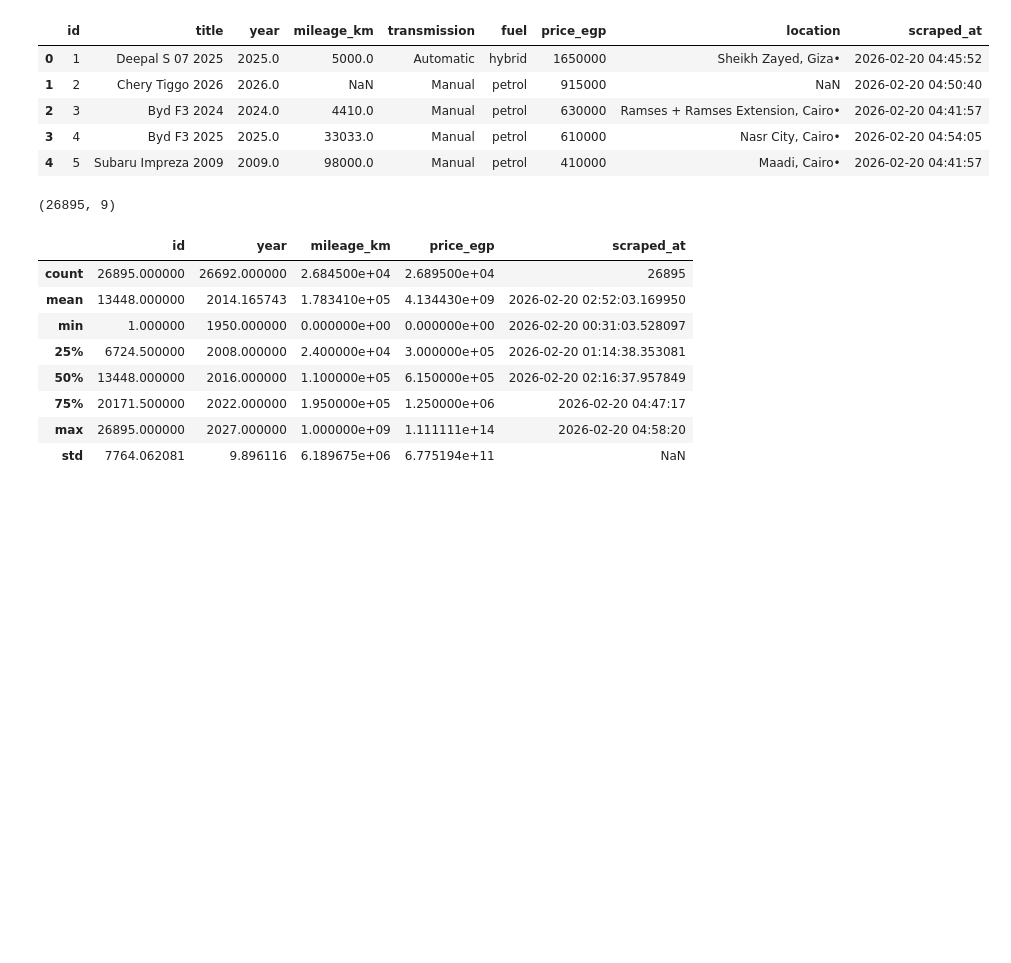
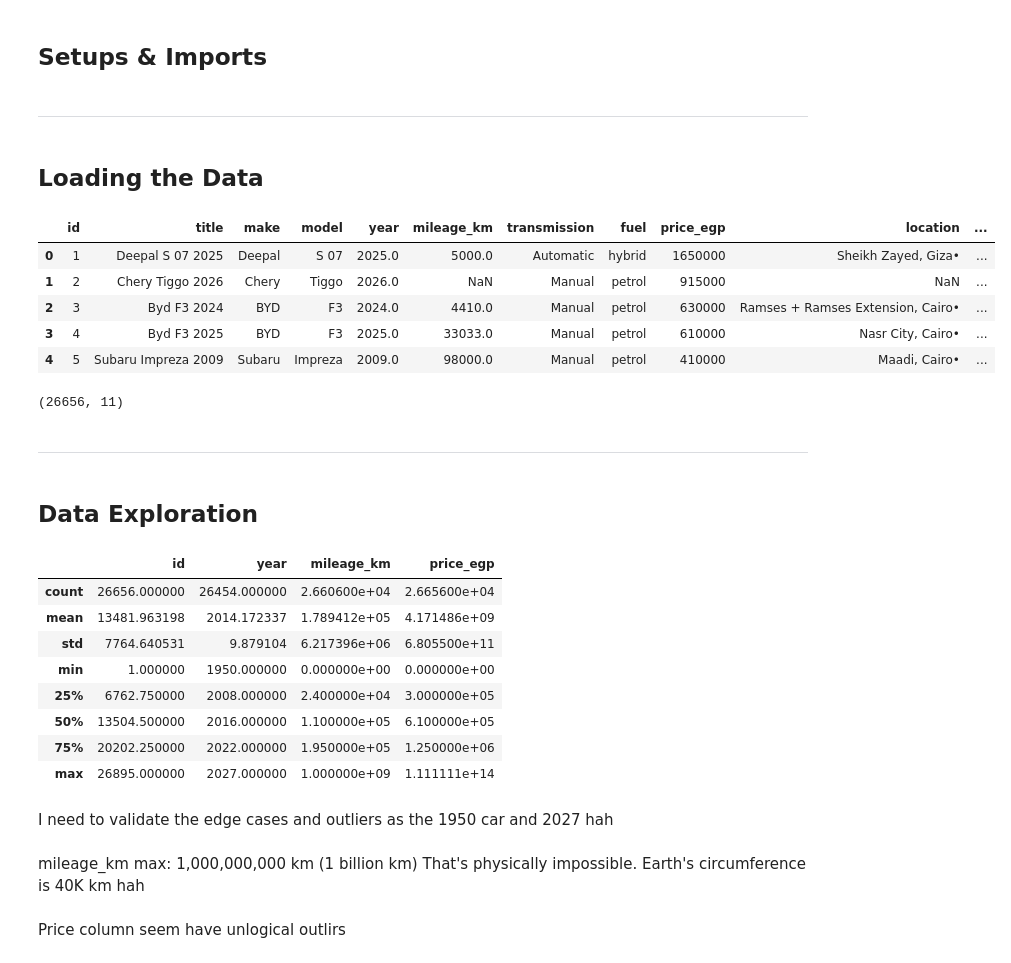
Before and after one commit to Mohamedemad456/GP, a Jupyter notebook: ml-service/notebooks/01_EDA.ipynb, the cells around one changed output. Drawn from its saved outputs; the diff is of its cells as text; code cells hidden in the pictures; blank space fills up the shorter version.

```diff
--- a/ml-service/notebooks/01_EDA.ipynb
+++ b/ml-service/notebooks/01_EDA.ipynb
@@ -3,26 +1,63 @@ import pandas as pd
+# %% [markdown]
+## Setups & Imports
+# %%
+from pathlib import Path
+import sys
+from importlib import reload
+
+import matplotlib.pyplot as plt
+import pandas as pd
+
+PROJECT_ROOT = Path.cwd().resolve()
+while PROJECT_ROOT != PROJECT_ROOT.parent and not (PROJECT_ROOT / "app").exists():
+    PROJECT_ROOT = PROJECT_ROOT.parent
+if str(PROJECT_ROOT) not in sys.path:
+    sys.path.insert(0, str(PROJECT_ROOT))
+
+import app.core.config as config
+
+reload(config)
+settings = config.settings
+
+pd.set_option("display.max_columns", None)
+pd.set_option("display.max_rows", None)
+# %% [markdown]
+---
+# %% [markdown]
+## Loading the Data
 # %%
-data = pd.read_parquet("../data/raw/cars_raw.parquet")
-data.head()
+data = settings.load_data("raw")
+data.head(5)
 # %% [output]
-|  | id | title | year | mileage_km | transmission | fuel | price_egp | location | scraped_at |
-| 0 | 1 | Deepal S 07 2025 | 2025.0 | 5000.0 | Automatic | hybrid | 1650000 | Sheikh Zayed, Giza• | 2026-02-20 04:45:52 |
-| 1 | 2 | Chery Tiggo 2026 | 2026.0 | NaN | Manual | petrol | 915000 | NaN | 2026-02-20 04:50:40 |
-| 2 | 3 | Byd F3 2024 | 2024.0 | 4410.0 | Manual | petrol | 630000 | Ramses + Ramses Extension, Cairo• | 2026-02-20 04:41:57 |
-| 3 | 4 | Byd F3 2025 | 2025.0 | 33033.0 | Manual | petrol | 610000 | Nasr City, Cairo• | 2026-02-20 04:54:05 |
-| 4 | 5 | Subaru Impreza 2009 | 2009.0 | 98000.0 | Manual | petrol | 410000 | Maadi, Cairo• | 2026-02-20 04:41:57 |
+|  | id | title | make | model | year | mileage_km | transmission | fuel | price_egp | location | ... |
+| 0 | 1 | Deepal S 07 2025 | Deepal | S 07 | 2025.0 | 5000.0 | Automatic | hybrid | 1650000 | Sheikh Zayed, Giza• | ... |
+| 1 | 2 | Chery Tiggo 2026 | Chery | Tiggo | 2026.0 | NaN | Manual | petrol | 915000 | NaN | ... |
+| 2 | 3 | Byd F3 2024 | BYD | F3 | 2024.0 | 4410.0 | Manual | petrol | 630000 | Ramses + Ramses Extension, Cairo• | ... |
+| 3 | 4 | Byd F3 2025 | BYD | F3 | 2025.0 | 33033.0 | Manual | petrol | 610000 | Nasr City, Cairo• | ... |
+| 4 | 5 | Subaru Impreza 2009 | Subaru | Impreza | 2009.0 | 98000.0 | Manual | petrol | 410000 | Maadi, Cairo• | ... |
 # %%
 data.shape
 # %% [output]
-(26895, 9)
+(26656, 11)
+# %% [markdown]
+---
+# %% [markdown]
+## Data Exploration
 # %%
 data.describe()
 # %% [output]
-|  | id | year | mileage_km | price_egp | scraped_at |
-| count | 26895.000000 | 26692.000000 | 2.684500e+04 | 2.689500e+04 | 26895 |
-| mean | 13448.000000 | 2014.165743 | 1.783410e+05 | 4.134430e+09 | 2026-02-20 02:52:03.169950 |
-| min | 1.000000 | 1950.000000 | 0.000000e+00 | 0.000000e+00 | 2026-02-20 00:31:03.528097 |
-| 25% | 6724.500000 | 2008.000000 | 2.400000e+04 | 3.000000e+05 | 2026-02-20 01:14:38.353081 |
-| 50% | 13448.000000 | 2016.000000 | 1.100000e+05 | 6.150000e+05 | 2026-02-20 02:16:37.957849 |
-| 75% | 20171.500000 | 2022.000000 | 1.950000e+05 | 1.250000e+06 | 2026-02-20 04:47:17 |
-| max | 26895.000000 | 2027.000000 | 1.000000e+09 | 1.111111e+14 | 2026-02-20 04:58:20 |
-| std | 7764.062081 | 9.896116 | 6.189675e+06 | 6.775194e+11 | NaN |
+|  | id | year | mileage_km | price_egp |
+| count | 26656.000000 | 26454.000000 | 2.660600e+04 | 2.665600e+04 |
+| mean | 13481.963198 | 2014.172337 | 1.789412e+05 | 4.171486e+09 |
+| std | 7764.640531 | 9.879104 | 6.217396e+06 | 6.805500e+11 |
+| min | 1.000000 | 1950.000000 | 0.000000e+00 | 0.000000e+00 |
+| 25% | 6762.750000 | 2008.000000 | 2.400000e+04 | 3.000000e+05 |
+| 50% | 13504.500000 | 2016.000000 | 1.100000e+05 | 6.100000e+05 |
+| 75% | 20202.250000 | 2022.000000 | 1.950000e+05 | 1.250000e+06 |
+| max | 26895.000000 | 2027.000000 | 1.000000e+09 | 1.111111e+14 |
+# %% [markdown]
+I need to validate the edge cases and outliers as the 1950 car and 2027 hah
+# %% [markdown]
+mileage_km max: 1,000,000,000 km (1 billion km) That's physically impossible. Earth's circumference is 40K km hah
+# %% [markdown]
+Price column seem have unlogical outlirs
```
Also changed, not shown: parts of 85 cells of this notebook, 3 other files.
